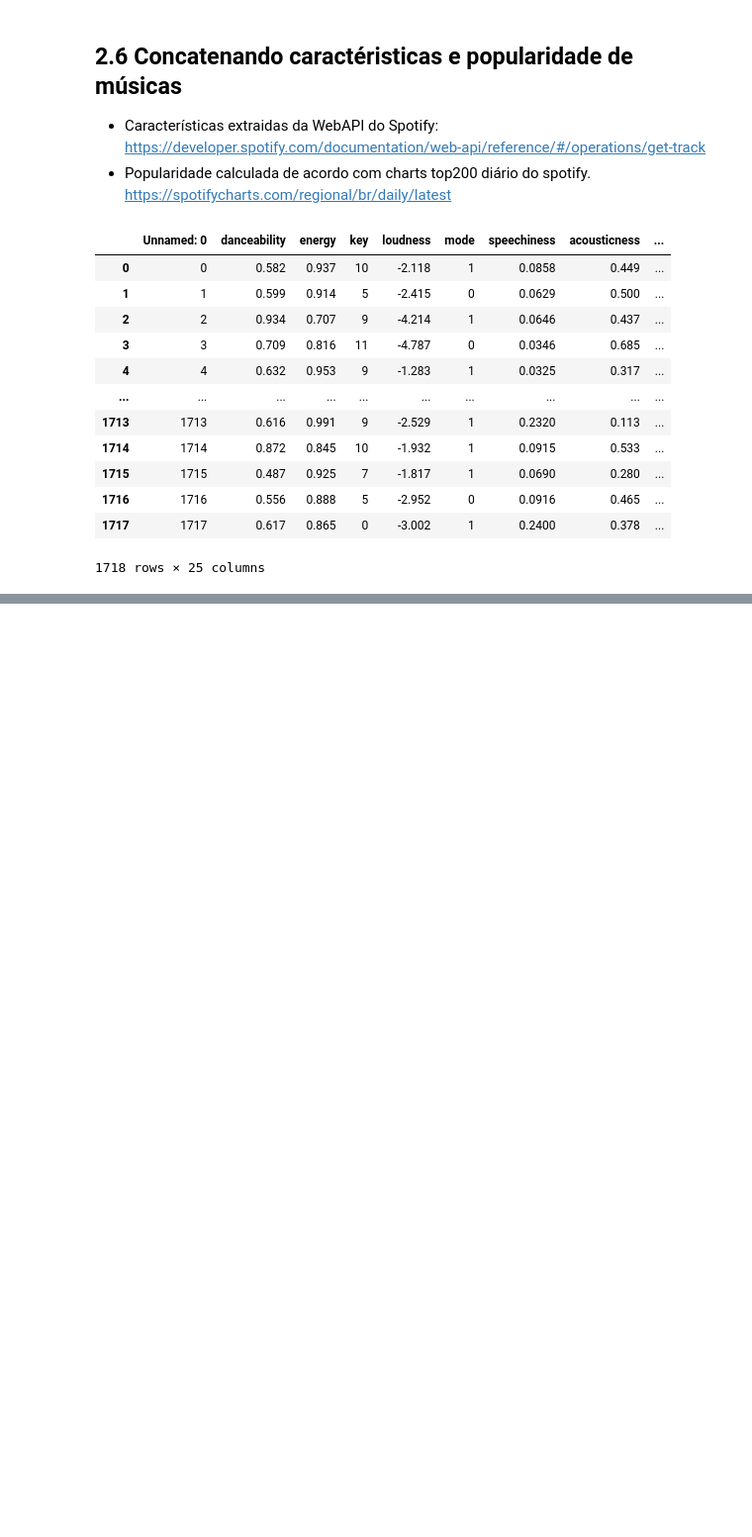
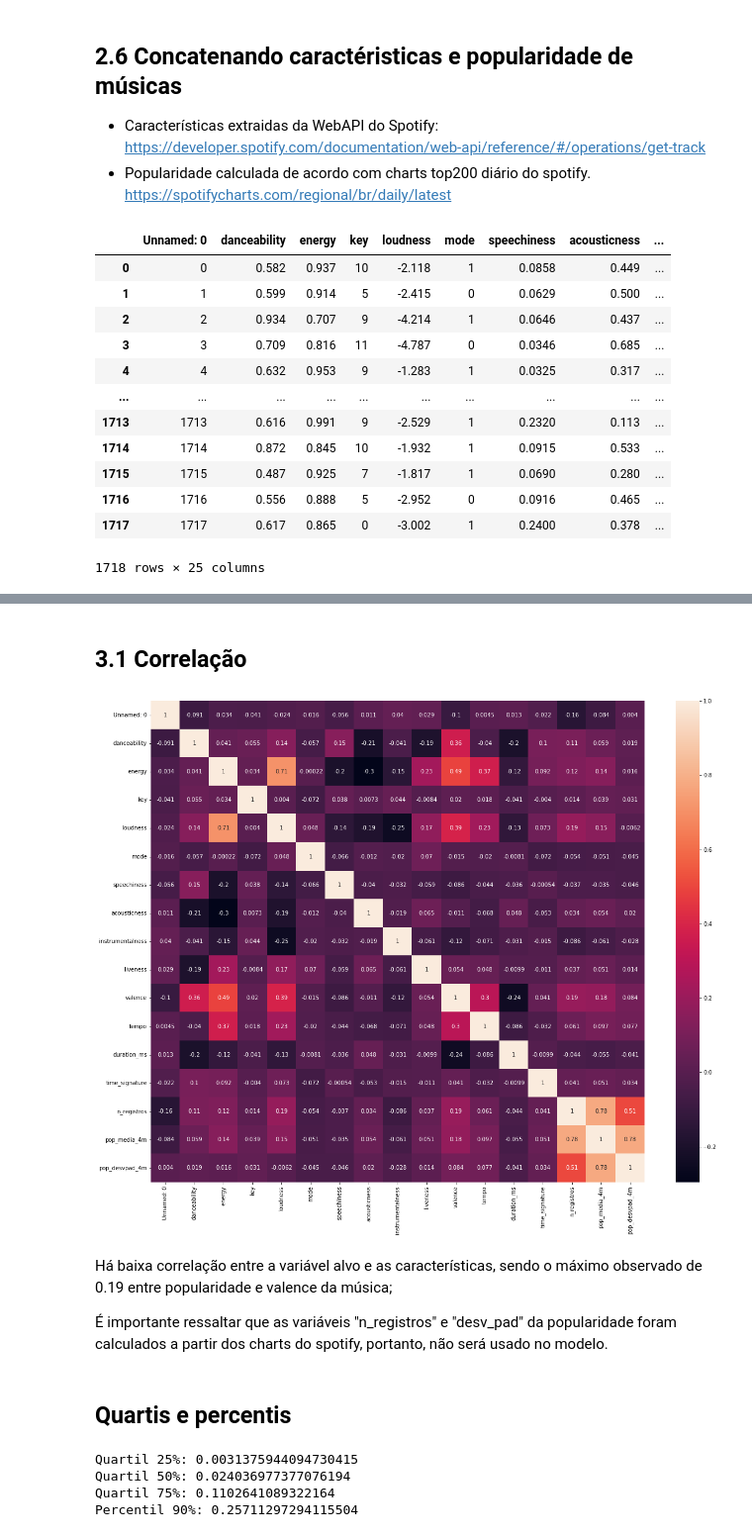
Before and after one commit to webercg/Spotify-popularity-predictions-TCC-UTFPR, a Jupyter notebook: Pre-Process, EDA e ML.ipynb, the cells around one changed output, grey strips where cells are left out. Shown at 99% size. Saved outputs shown, nothing was run; the diff lists cells and outputs as text; code cells hidden in the pictures; blank space fills up the shorter version.

```diff
--- a/Pre-Process, EDA e ML.ipynb
+++ b/Pre-Process, EDA e ML.ipynb
@@ -263,0 +303,24 @@ df_final
+# %% [markdown]
+## 3.1 Correlação
+# %%
+plt.figure(figsize=(20,16))
+sns.heatmap(df_final.corr(),annot=True)
+plt.show()
+# %% [output]
+[figure, added]
+# %% [markdown]
+Há baixa correlação entre a variável alvo e as características, sendo o máximo observado de 0.19 entre popularidade e valence da música;
+
+É importante ressaltar que as variáveis "n_registros" e "desv_pad" da popularidade foram calculados a partir dos charts do spotify, portanto, não será usado no modelo.
+# %% [markdown]
+## Quartis e percentis
+# %%
+print('Quartil 25%: {}' .format(df_final.quantile(0.25, numeric_only=True).pop_media_4m));
+print('Quartil 50%: {}' .format(df_final.quantile(0.5, numeric_only=True).pop_media_4m));
+print('Quartil 75%: {}' .format(df_final.quantile(0.75, numeric_only=True).pop_media_4m));
+print('Percentil 90%: {}' .format(df_final.quantile(0.9, numeric_only=True).pop_media_4m));
+# %% [output]
+Quartil 25%: 0.0031375944094730415
+Quartil 50%: 0.024036977377076194
+Quartil 75%: 0.1102641089322164
+Percentil 90%: 0.25711297294115504
```
Also changed, not shown: parts of 21 cells of this notebook.
